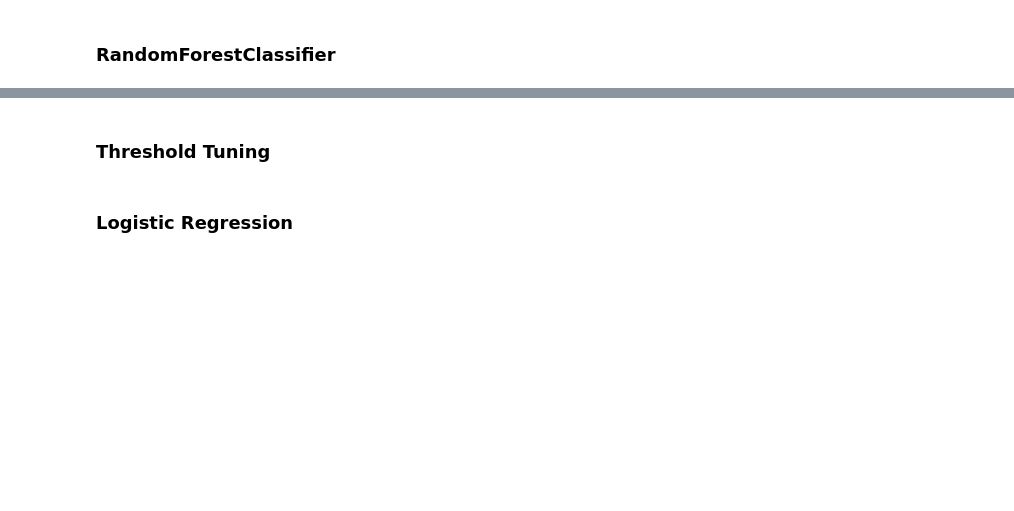
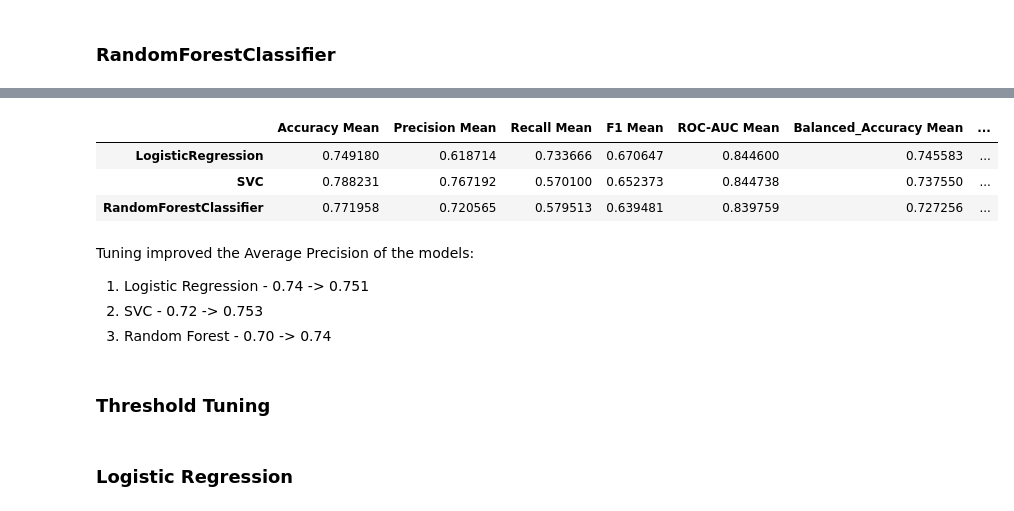
Before and after one commit to abdulazeemsodimu/diabetes_prediction, a Jupyter notebook: notebooks/modelling v2.ipynb, the cells around one changed output, grey strips where cells are left out. Drawn from its saved outputs; the diff is of its cells as text; code cells hidden in the pictures; blank space fills up the shorter version.

```diff
--- a/notebooks/modelling v2.ipynb
+++ b/notebooks/modelling v2.ipynb
@@ -634,3 +442,15 @@ plt.tight_layout()
+# %%
+comparison
+# %% [output]
+|  | Accuracy Mean | Precision Mean | Recall Mean | F1 Mean | ROC-AUC Mean | Balanced_Accuracy Mean | ... |
+| LogisticRegression | 0.749180 | 0.618714 | 0.733666 | 0.670647 | 0.844600 | 0.745583 | ... |
+| SVC | 0.788231 | 0.767192 | 0.570100 | 0.652373 | 0.844738 | 0.737550 | ... |
+| RandomForestClassifier | 0.771958 | 0.720565 | 0.579513 | 0.639481 | 0.839759 | 0.727256 | ... |
+# %% [markdown]
+Tuning improved the Average Precision of the models:
+1. Logistic Regression - 0.74 -> 0.751
+2. SVC - 0.72 -> 0.753
+3. Random Forest - 0.70 -> 0.74
 # %% [markdown]
 ### Threshold Tuning
 # %%
```
Also changed, not shown: parts of 27 cells of this notebook, 1 other file.
